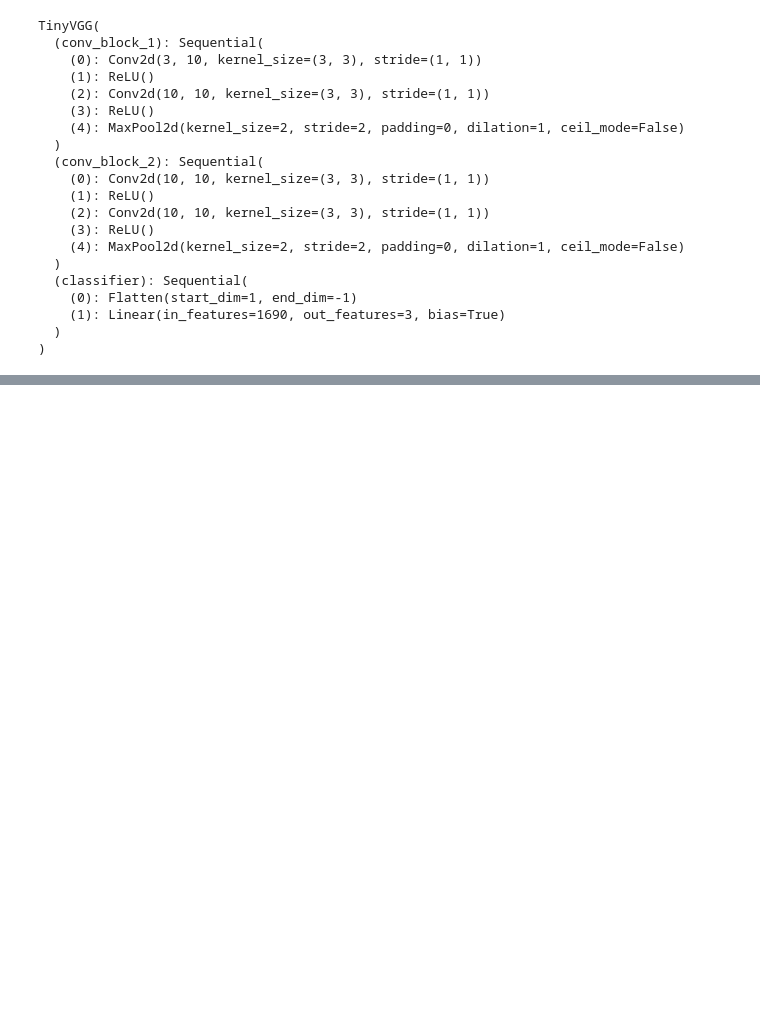
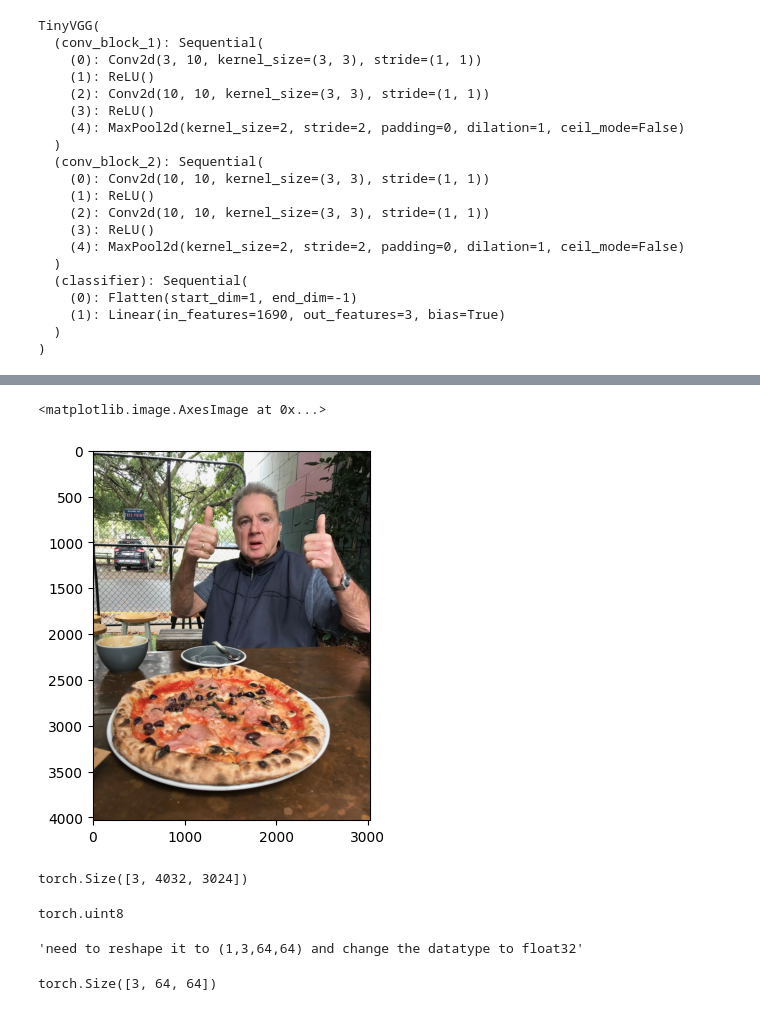
Before and after one commit to RyanTang019/PyTorch, a Jupyter notebook: 04_PyTorch_CustomDatasets.ipynb, the cells around one changed output, grey strips where cells are left out. Cells and saved outputs as stored; diff of their text form; code cells hidden in the pictures; blank space fills up the shorter version.

```diff
--- a/04_PyTorch_CustomDatasets.ipynb
+++ b/04_PyTorch_CustomDatasets.ipynb
@@ -1103,0 +1224,16 @@ KeyboardInterrupt:
+# %%
+#download a custom image
+import requests
+
+#setup custom image path
+custom_img_path = data_path / "04-pizza-dad.jpeg"
+
+#download the custom image if it doesnt already exist
+if not custom_img_path.is_file():
+    with open(custom_img_path, "wb") as f:
+        print("Downloading custom image...")
+        #need use "raw link" from github
+        custom_img_url = "https://raw.githubusercontent.com/mrdbourke/pytorch-deep-learning/main/images/04-pizza-dad.jpeg"
+        f.write(requests.get(custom_img_url).content)
+else:
+    print("Custom image already downloaded.")
@@ -1103,0 +1248,5 @@ KeyboardInterrupt:
+# %%
+import torchvision
+
+custom_img_uint8 = torchvision.io.read_image(custom_img_path)
+custom_img_uint8
@@ -1103,0 +1271,27 @@ KeyboardInterrupt:
+# %%
+plt.imshow(custom_img_uint8.permute(1,2,0))
+# %% [output]
+<matplotlib.image.AxesImage at 0x...>
+[figure, added]
+# %%
+custom_img_uint8.shape
+# %% [output]
+torch.Size([3, 4032, 3024])
+# %%
+custom_img_uint8.dtype
+# %% [output]
+torch.uint8
+# %%
+"""need to reshape it to (1,3,64,64) and change the datatype to float32"""
+# %% [output]
+'need to reshape it to (1,3,64,64) and change the datatype to float32'
+# %%
+#load in the custom image and convert into a tensor of datatype torch.float32
+custom_image = torchvision.io.read_image(custom_img_path).type(torch.float32) /255
+
+#reshape the custom image tensor
+custom_img_transform = transforms.Compose([transforms.Resize(size=(64,64))])
+custom_img_transformed = custom_img_transform(custom_image)
+custom_img_transformed.shape
+# %% [output]
+torch.Size([3, 64, 64])
```
Also changed, not shown: parts of 45 cells of this notebook, 1 other file.
